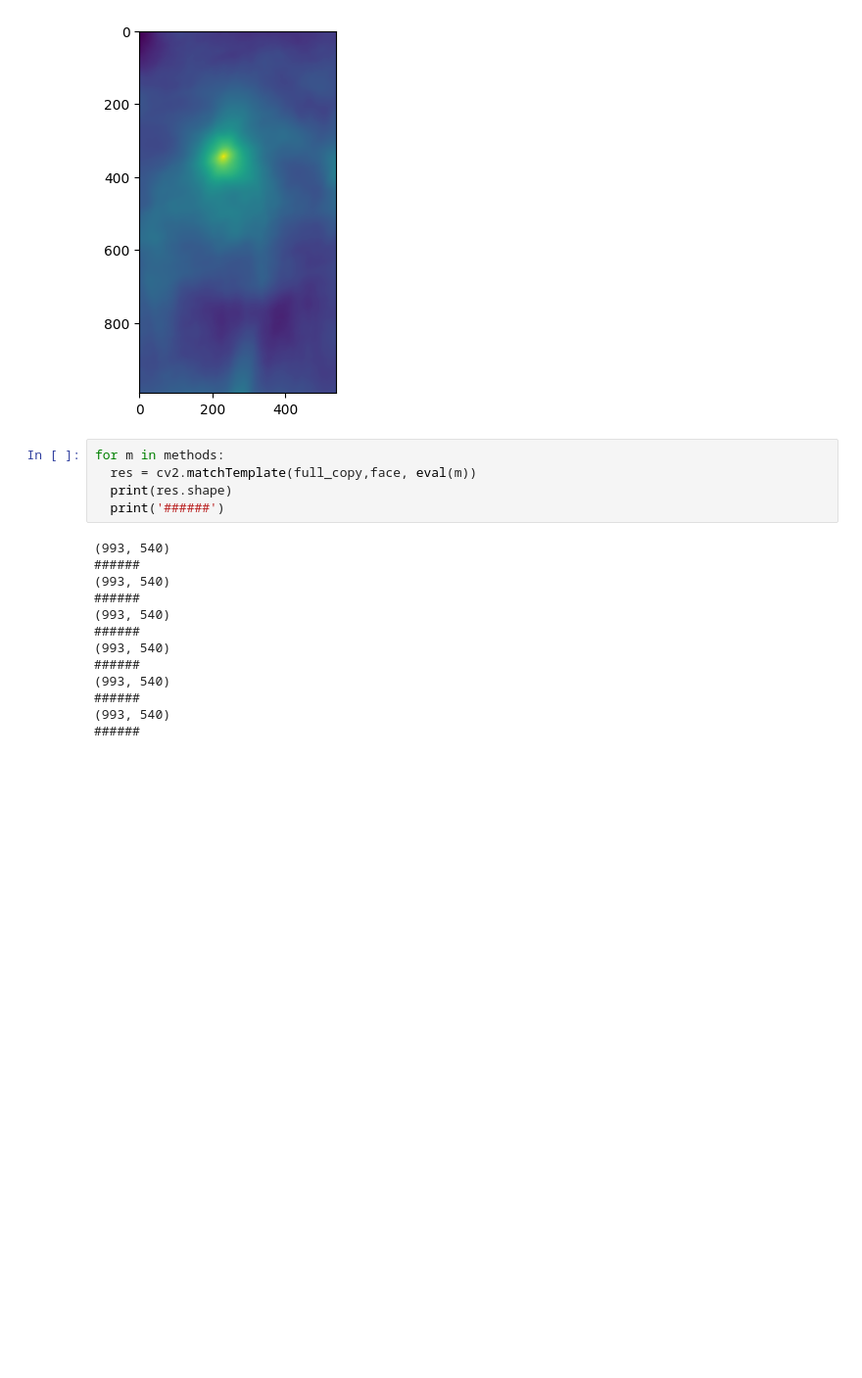
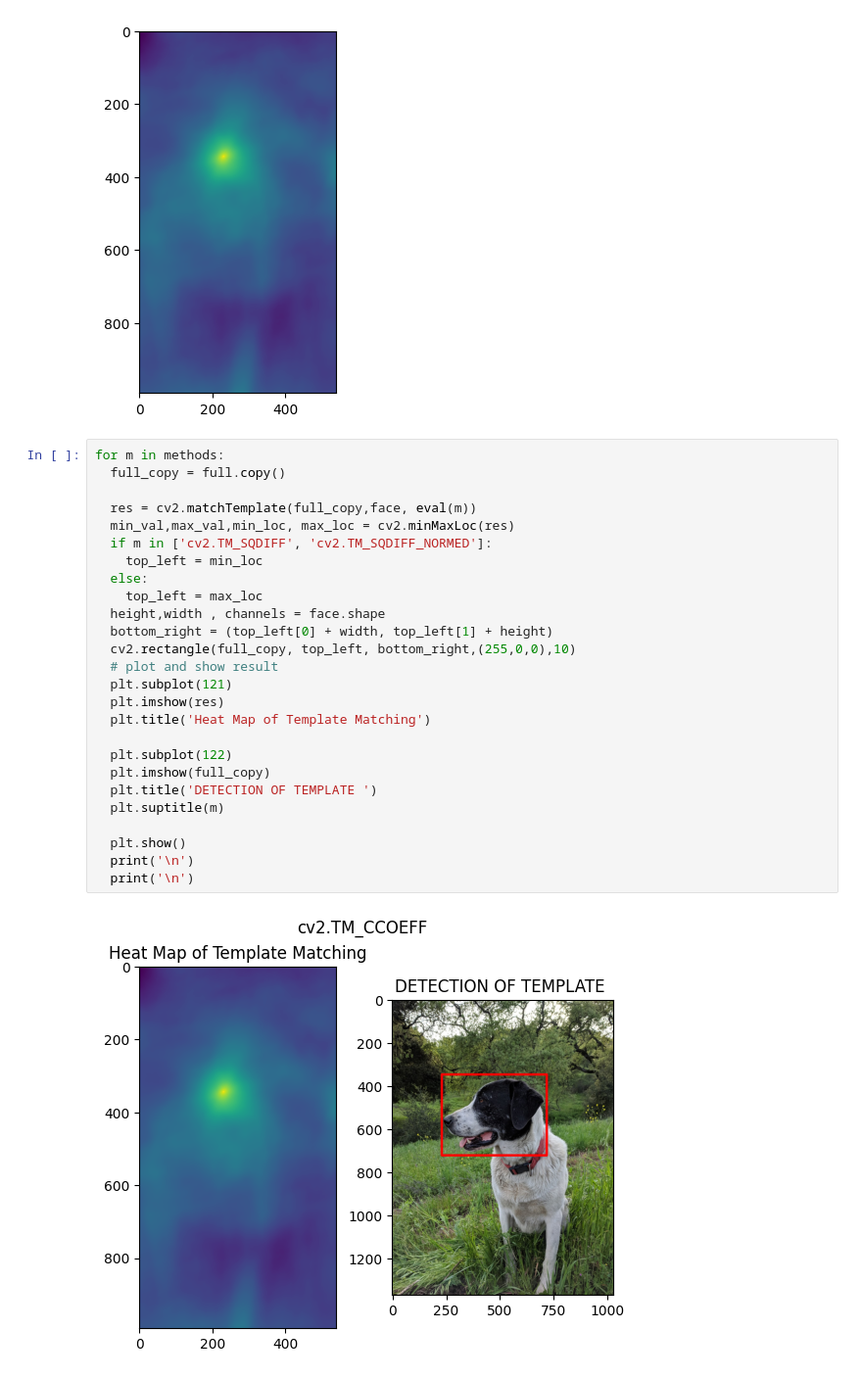
Before and after one commit to bisratberhanu/Computer_vision, a Jupyter notebook: template_matching.ipynb, the cells around one changed output. Shown at 98% size. Saved outputs shown, nothing was run; the diff lists cells and outputs as text; blank space fills up the shorter version.

Commit message:
template matching finish

```diff
--- a/template_matching.ipynb
+++ b/template_matching.ipynb
@@ -34,21 +34,31 @@ plt.imshow(res)
 # %% [output]
 <matplotlib.image.AxesImage at 0x...>
 [figure]
-# %%
-for m in methods:
-  res = cv2.matchTemplate(full_copy,face, eval(m))
-  print(res.shape)
-  print('######')
-# %% [output]
-(993, 540)
-######
-(993, 540)
-######
-(993, 540)
-######
-(993, 540)
-######
-(993, 540)
-######
-(993, 540)
-######
+# %%
+for m in methods:
+  full_copy = full.copy()
+
+  res = cv2.matchTemplate(full_copy,face, eval(m))
+  min_val,max_val,min_loc, max_loc = cv2.minMaxLoc(res)
+  if m in ['cv2.TM_SQDIFF', 'cv2.TM_SQDIFF_NORMED']:
+    top_left = min_loc
+  else:
+    top_left = max_loc
+  height,width , channels = face.shape
+  bottom_right = (top_left[0] + width, top_left[1] + height)
+  cv2.rectangle(full_copy, top_left, bottom_right,(255,0,0),10)
+  # plot and show result
+  plt.subplot(121)
+  plt.imshow(res)
+  plt.title('Heat Map of Template Matching')
+
+  plt.subplot(122)
+  plt.imshow(full_copy)
+  plt.title('DETECTION OF TEMPLATE ')
+  plt.suptitle(m)
+
+  plt.show()
+  print('\n')
+  print('\n')
+# %% [output]
+[figure, added]
```
Also changed, not shown: parts of 1 cell of this notebook.
